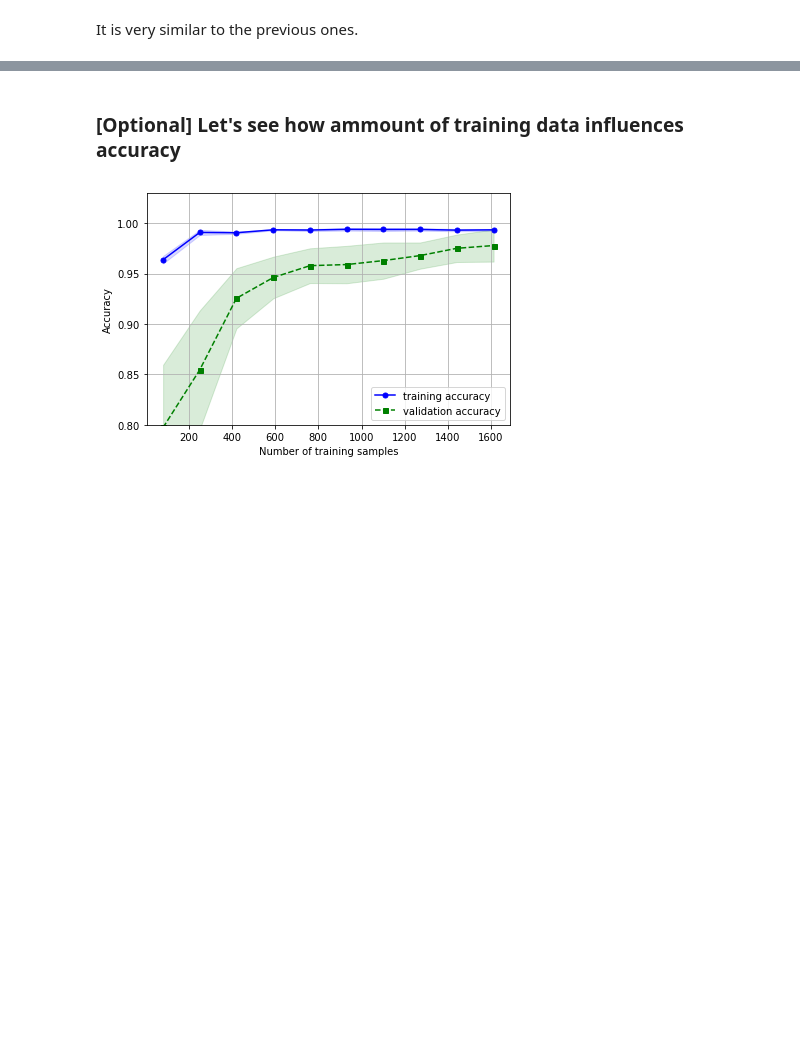
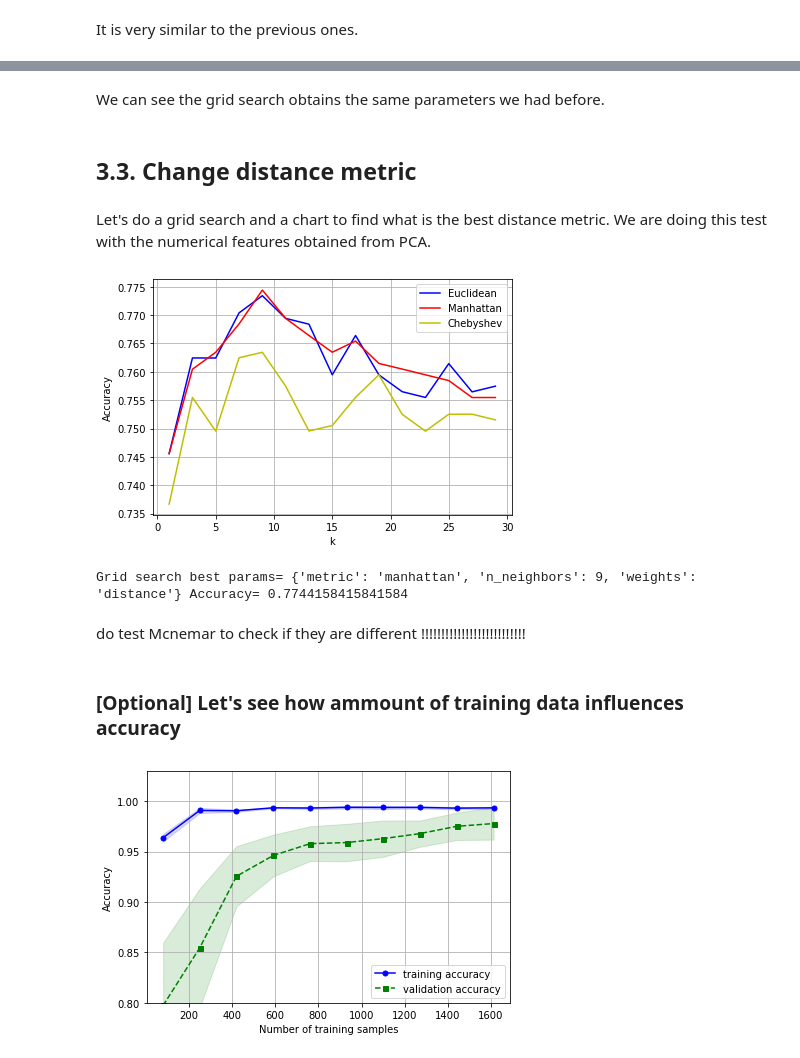
Before and after one commit to FerranAgulloLopez/DataMiningHousePrices, a Jupyter notebook: scripts/Knn.ipynb, the cells around one changed output, grey strips where cells are left out. Cells and saved outputs as stored; diff of their text form; code cells hidden in the pictures; blank space fills up the shorter version.

```diff
--- a/scripts/Knn.ipynb
+++ b/scripts/Knn.ipynb
@@ -344,0 +415,6 @@ It is very similar to the previous ones.
+# %%
+X_train = train_pca_data.copy()
+X_test = test_pca_data.copy()
+pred = accuracy_with_test_data(9,'distance',X_train,y_train,X_test,y_test)
+print('\n')
+print(sklearn.metrics.classification_report(y_test, pred))
@@ -344,0 +443,10 @@ It is very similar to the previous ones.
+# %%
+scorer = sklearn.metrics.make_scorer(score_func=sklearn.metrics.precision_score, pos_label=4, greater_is_better=True,average='macro')
+params = {'n_neighbors':list(range(1,30,2)), 'weights':('distance','uniform')}
+knc = nb.KNeighborsClassifier()
+clf = GridSearchCV(knc, param_grid=params,cv=10,n_jobs=-1,scoring=scorer)
+clf.fit(X_train, y_train)
+print("Grid search best params=",clf.best_params_, "Accuracy=", clf.best_score_)
+pred = accuracy_with_test_data(clf.best_params_['n_neighbors'],clf.best_params_['weights'],X_train,y_train,X_test,y_test)
+print('\n')
+print(sklearn.metrics.classification_report(y_test, pred))
@@ -345,3 +474,52 @@ It is very similar to the previous ones.
+# %% [markdown]
+We can see the grid search obtains the same parameters we had before.
+# %% [markdown]
+## 3.3. Change distance metric
+# %% [markdown]
+Let's do a grid search and a chart to find what is the best distance metric. We are doing this test with the numerical features obtained from PCA.
+# %%
+X_train = train_pca_data.copy()
+X_test = test_pca_data.copy()
+# %%
+# Chart
+lr = []
+for ki in range(1,30,2):
+    cv_scores = cross_val_score(nb.KNeighborsClassifier(n_neighbors=ki,weights='distance',metric='euclidean'), X=X_train, y=y_train, cv=10)
+    lr.append(np.mean(cv_scores))
+plt.plot(range(1,30,2),lr,'b',label='Euclidean')
+
+lr = []
+for ki in range(1,30,2):
+    cv_scores = cross_val_score(nb.KNeighborsClassifier(n_neighbors=ki,weights='distance',metric='manhattan'), X=X_train, y=y_train, cv=10)
+    lr.append(np.mean(cv_scores))
+plt.plot(range(1,30,2),lr,'r',label='Manhattan')
+
+lr = []
+for ki in range(1,30,2):
+    cv_scores = cross_val_score(nb.KNeighborsClassifier(n_neighbors=ki,weights='distance',metric='chebyshev'), X=X_train, y=y_train, cv=10)
+    lr.append(np.mean(cv_scores))
+plt.plot(range(1,30,2),lr,'y',label='Chebyshev')
+
+plt.xlabel('k')
+plt.ylabel('Accuracy')
+plt.legend(loc='upper right')
+plt.grid()
+plt.tight_layout()
+
+plt.show()
+# %% [output]
+[figure, added]
+# %%
+#Grid search
+params = {'n_neighbors':list(range(1,30,2)), 'weights':('distance','uniform'), 'metric': ('euclidean','manhattan','chebyshev')}
+knc = nb.KNeighborsClassifier()
+clf = GridSearchCV(knc, param_grid=params,cv=10,n_jobs=-1)
+clf.fit(X_train, y_train)
+print("Grid search best params=",clf.best_params_, "Accuracy=", clf.best_score_)
+# %% [output]
+Grid search best params= {'metric': 'manhattan', 'n_neighbors': 9, 'weights': 'distance'} Accuracy= 0.7744158415841584
+# %% [markdown]
+do test Mcnemar to check if they are different !!!!!!!!!!!!!!!!!!!!!!!!!!
 # %% [markdown]
 ### [Optional] Let's see how ammount of training data influences accuracy
 # %%
```
Also changed, not shown: parts of 37 cells of this notebook.
